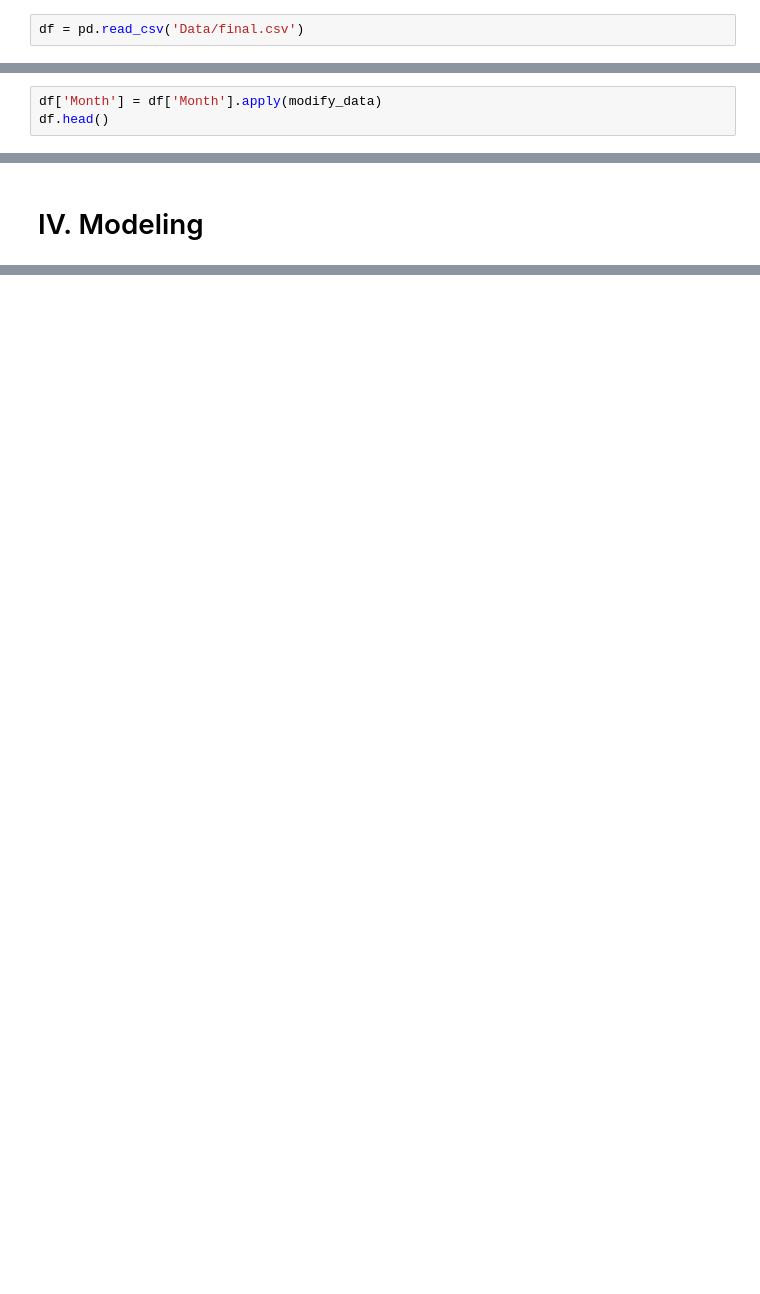
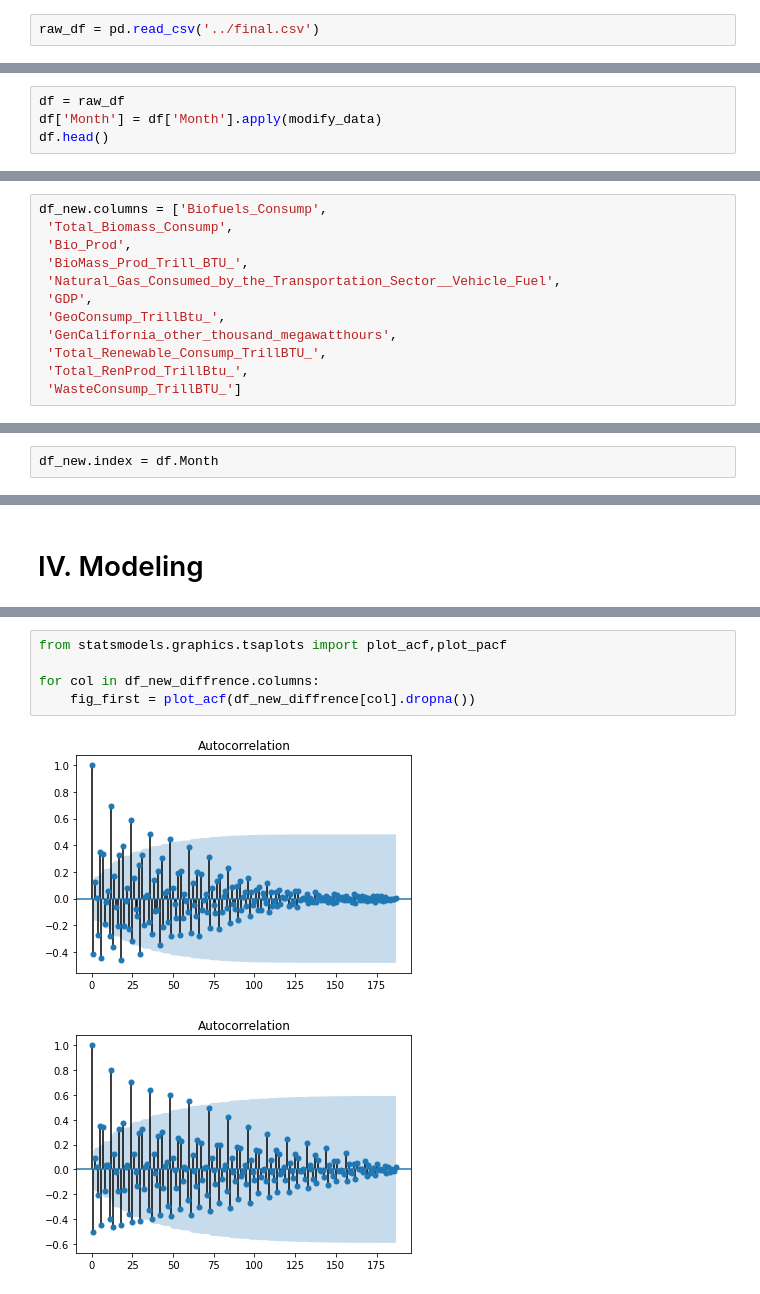
Before and after one commit to negarfazeli/energy-prediction, a Jupyter notebook: ARIMA & S-ARIMA.ipynb, the cells around one changed output, grey strips where cells are left out. Drawn from its saved outputs; the diff is of its cells as text; blank space fills up the shorter version.

```diff
--- a/ARIMA & S-ARIMA.ipynb
+++ b/ARIMA & S-ARIMA.ipynb
@@ -8,5 +8,5 @@ import matplotlib.pyplot as plt
 # %% [markdown]
 # I. data importation and wrangling
 # %%
-df = pd.read_csv('Data/final.csv')
+raw_df = pd.read_csv('../final.csv')
 # %%
@@ -30,6 +30,7 @@ def modify_data(s):
         s = s[:4]+'200'+s[4:]
     return(s)
 # %%
+df = raw_df
 df['Month'] = df['Month'].apply(modify_data)
 df.head()
 # %% [output]
@@ -133,3 +134,15 @@ df_new.head()
+# %%
+df_new.columns = ['Biofuels_Consump',
+ 'Total_Biomass_Consump',
+ 'Bio_Prod',
+ 'BioMass_Prod_Trill_BTU_',
+ 'Natural_Gas_Consumed_by_the_Transportation_Sector__Vehicle_Fuel',
+ 'GDP',
+ 'GeoConsump_TrillBtu_',
+ 'GenCalifornia_other_thousand_megawatthours',
+ 'Total_Renewable_Consump_TrillBTU_',
+ 'Total_RenProd_TrillBtu_',
+ 'WasteConsump_TrillBTU_']
 # %% [markdown]
 # III. Stationnarity
 # %% [markdown]
@@ -183,3 +196,5 @@ Number of Observations Used : 185
 weak evidence against null hypothesis, time series has a unit root, indicating it is non-stationary
 
 ###########################################################################################
+# %%
+df_new.index = df.Month
@@ -251,0 +325,8 @@ Warnings:
+# %%
+from statsmodels.graphics.tsaplots import plot_acf,plot_pacf
+
+for col in df_new_diffrence.columns:
+    fig_first = plot_acf(df_new_diffrence[col].dropna())
+# %% [output]
+[figure, added]
+[figure, added]
```
Also changed, not shown: parts of 34 cells of this notebook, 12 other files.
